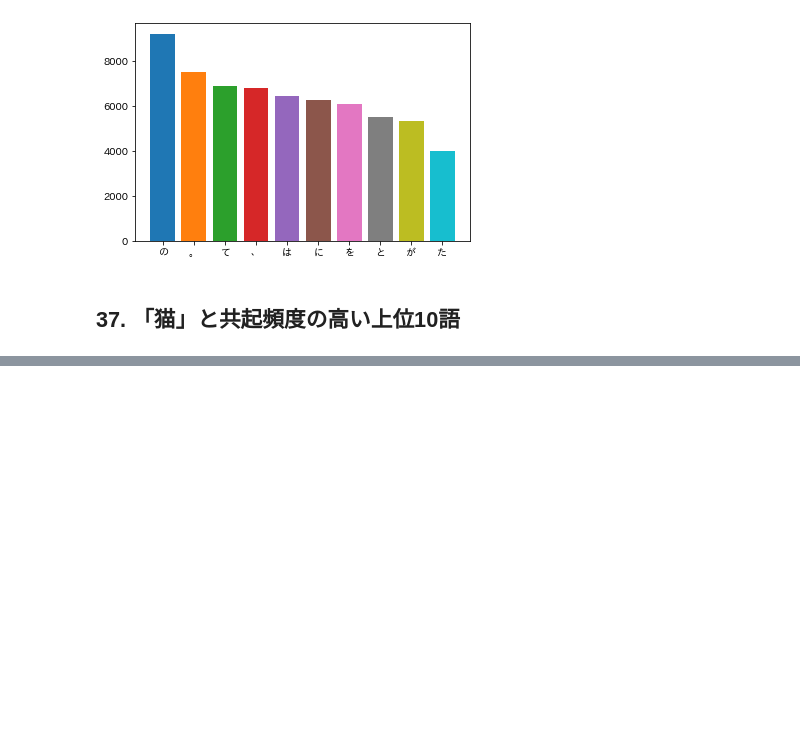
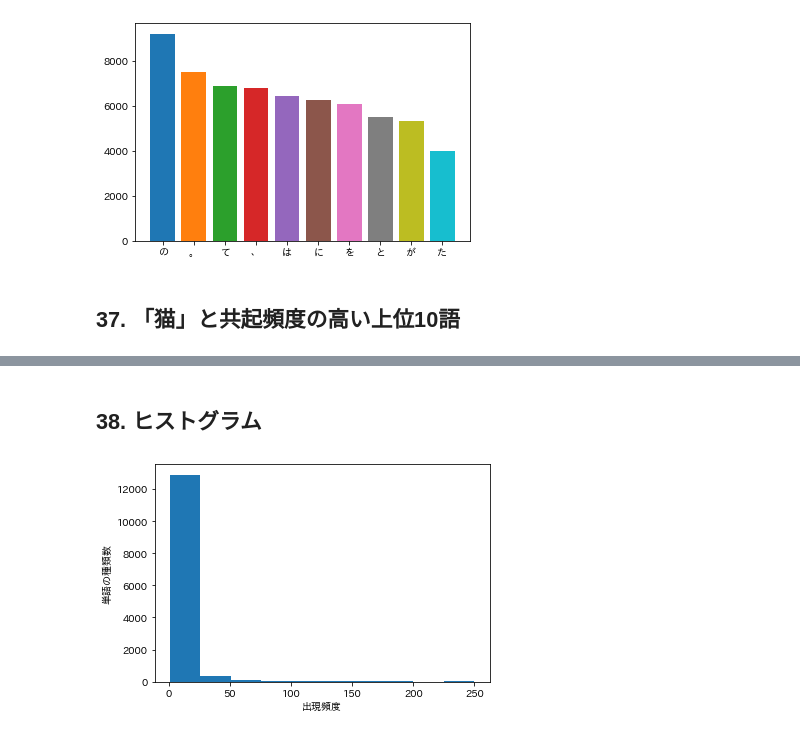
Before and after one commit to ta-ryo/python_nlp, a Jupyter notebook: jupyter_lab_from_docker/work/src/ch04.ipynb, the cells around one changed output, grey strips where cells are left out. Cells and saved outputs as stored; diff of their text form; code cells hidden in the pictures; blank space fills up the shorter version.

```diff
--- a/jupyter_lab_from_docker/work/src/ch04.ipynb
+++ b/jupyter_lab_from_docker/work/src/ch04.ipynb
@@ -156,0 +159,18 @@ for count, dic in enumerate(result):
+# %% [markdown]
+## 38. ヒストグラム
+# %%
+import collections
+import matplotlib.pyplot as plt
+import japanize_matplotlib
+
+ans = collections.defaultdict(int) # dicの初期値設定
+
+for d in result:
+    ans[d['surface']] += 1
+
+plt.hist(ans.values(),  range = (1,250))
+plt.xlabel('出現頻度')
+plt.ylabel('単語の種類数')
+plt.show()
+# %% [output]
+[figure, added]
```
Also changed, not shown: parts of 4 cells of this notebook.
